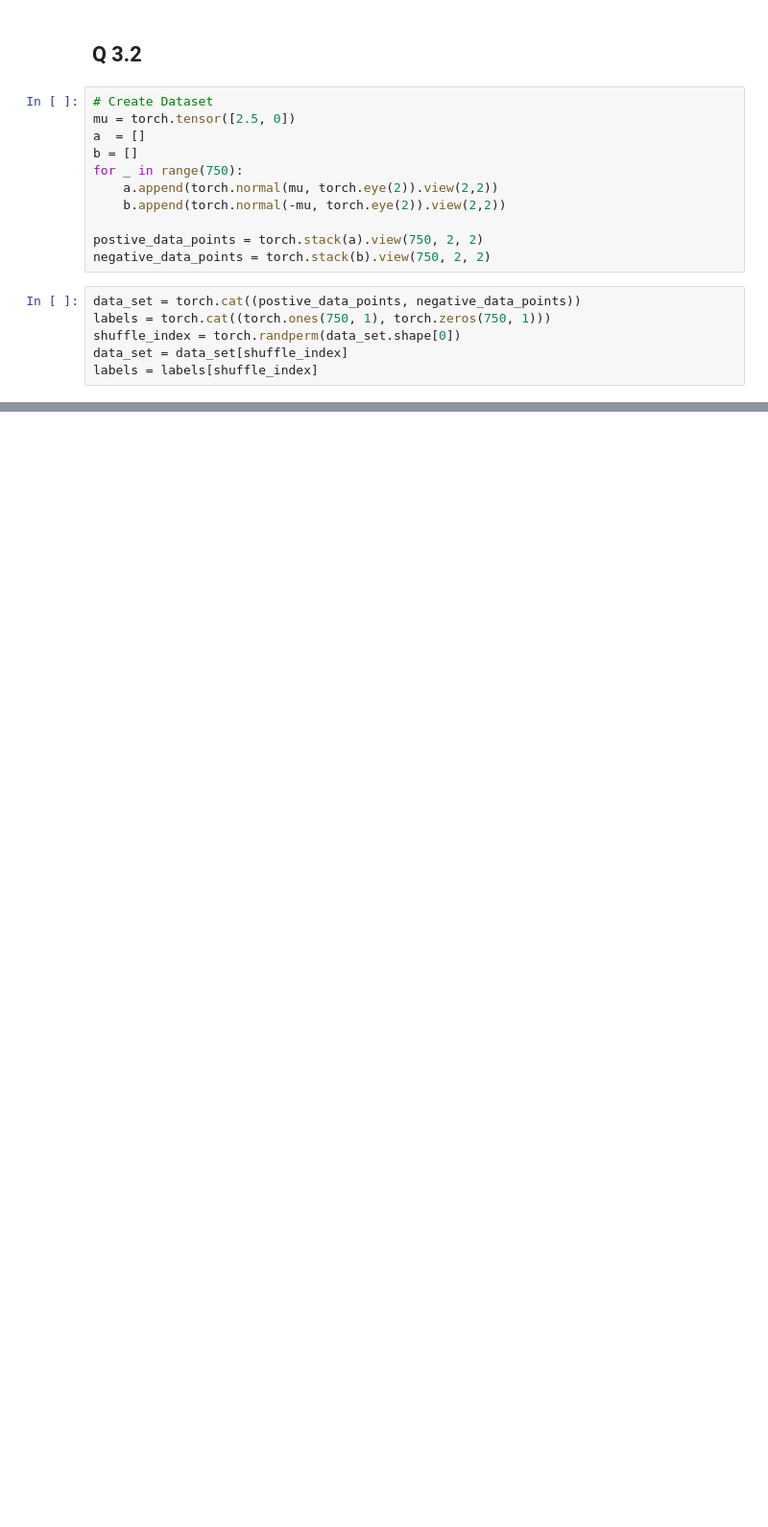
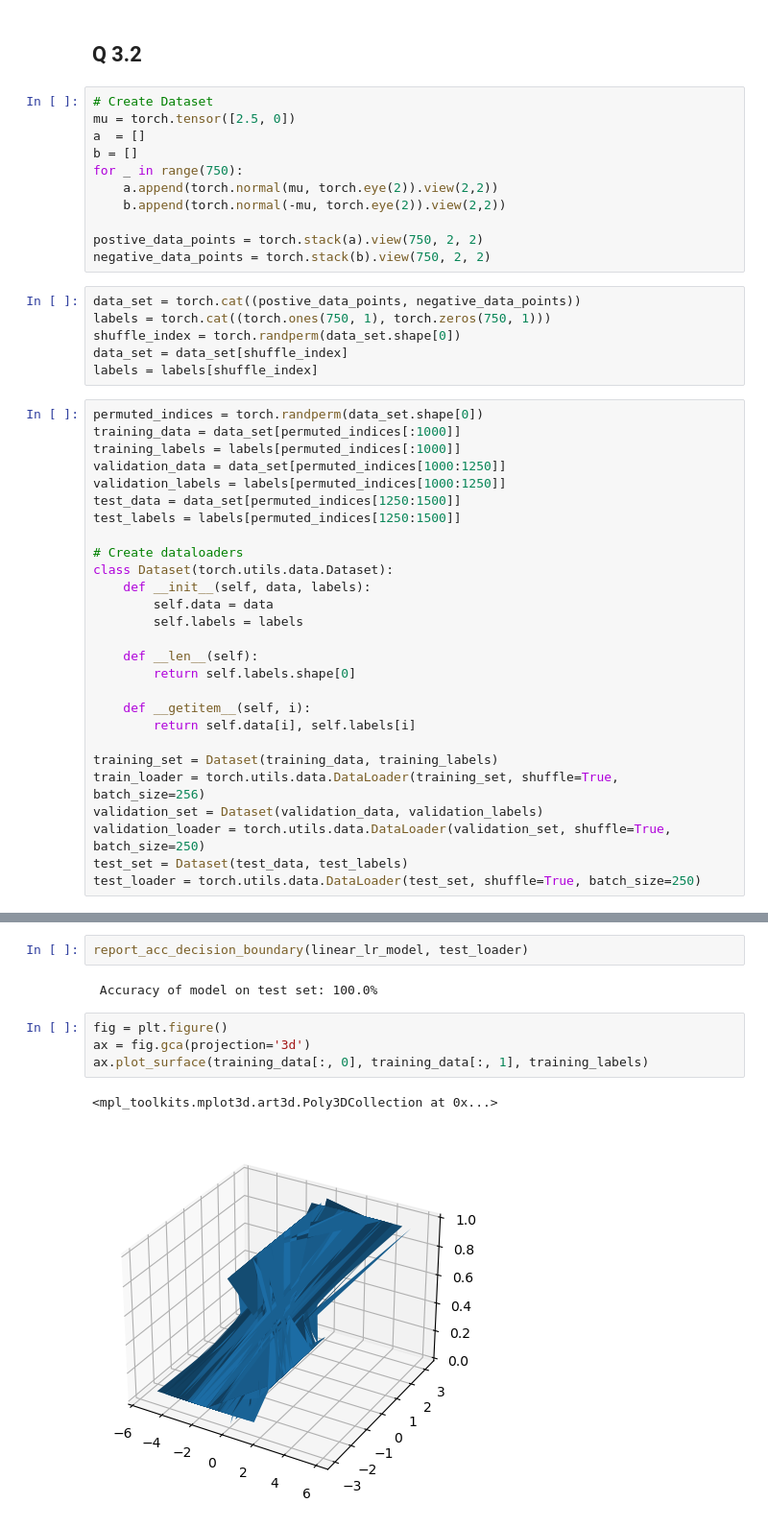
Before and after one commit to arnav-s/fall2022-cs760-hw6, a Jupyter notebook: q3.ipynb, the cells around one changed output, grey strips where cells are left out. Shown: that part at 96% size. Drawn from its saved outputs; the diff is of its cells as text; blank space fills up the shorter version.

```diff
--- a/q3.ipynb
+++ b/q3.ipynb
@@ -46,3 +69,30 @@ labels = torch.cat((torch.ones(750, 1), torch.zeros(750, 1)))
 shuffle_index = torch.randperm(data_set.shape[0])
 data_set = data_set[shuffle_index]
 labels = labels[shuffle_index]
+# %%
+permuted_indices = torch.randperm(data_set.shape[0])
+training_data = data_set[permuted_indices[:1000]]
+training_labels = labels[permuted_indices[:1000]]
+validation_data = data_set[permuted_indices[1000:1250]]
+validation_labels = labels[permuted_indices[1000:1250]]
+test_data = data_set[permuted_indices[1250:1500]]
+test_labels = labels[permuted_indices[1250:1500]]
+
+# Create dataloaders
+class Dataset(torch.utils.data.Dataset):
+    def __init__(self, data, labels):
+        self.data = data
+        self.labels = labels
+
+    def __len__(self):
+        return self.labels.shape[0]
+
+    def __getitem__(self, i):
+        return self.data[i], self.labels[i]
+
+training_set = Dataset(training_data, training_labels)
+train_loader = torch.utils.data.DataLoader(training_set, shuffle=True, batch_size=256)
+validation_set = Dataset(validation_data, validation_labels)
+validation_loader = torch.utils.data.DataLoader(validation_set, shuffle=True, batch_size=250)
+test_set = Dataset(test_data, test_labels)
+test_loader = torch.utils.data.DataLoader(test_set, shuffle=True, batch_size=250)
@@ -48,0 +143,11 @@ labels = labels[shuffle_index]
+# %%
+report_acc_decision_boundary(linear_lr_model, test_loader)
+# %% [output]
+ Accuracy of model on test set: 100.0%
+# %%
+fig = plt.figure()
+ax = fig.gca(projection='3d')
+ax.plot_surface(training_data[:, 0], training_data[:, 1], training_labels)
+# %% [output]
+<mpl_toolkits.mplot3d.art3d.Poly3DCollection at 0x...>
+[figure, added]
```
Also changed, not shown: parts of 10 cells of this notebook, 7 other files.
